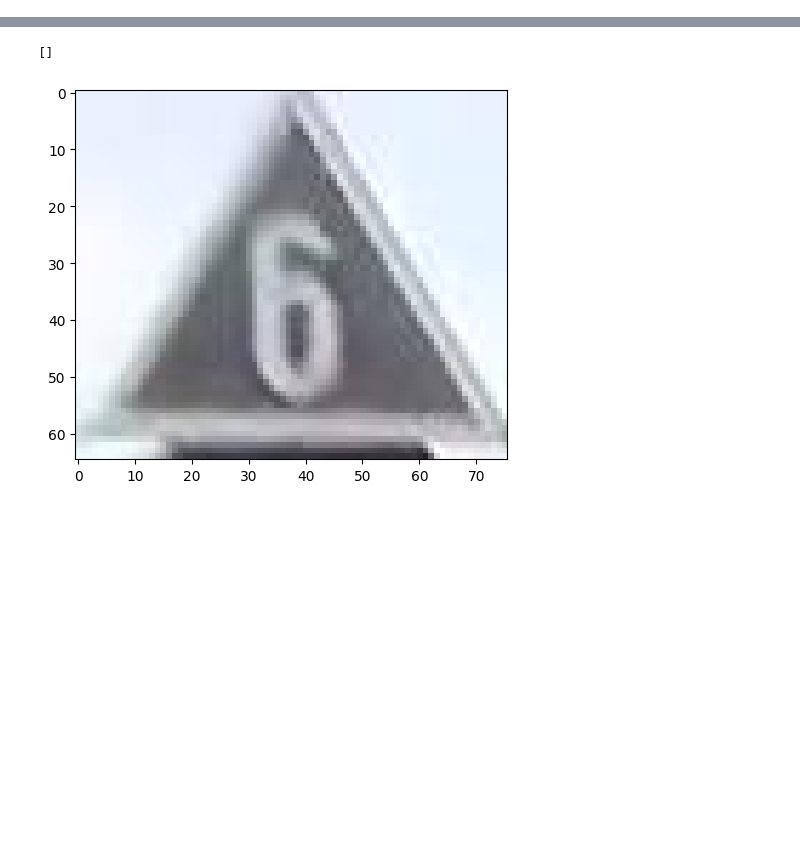
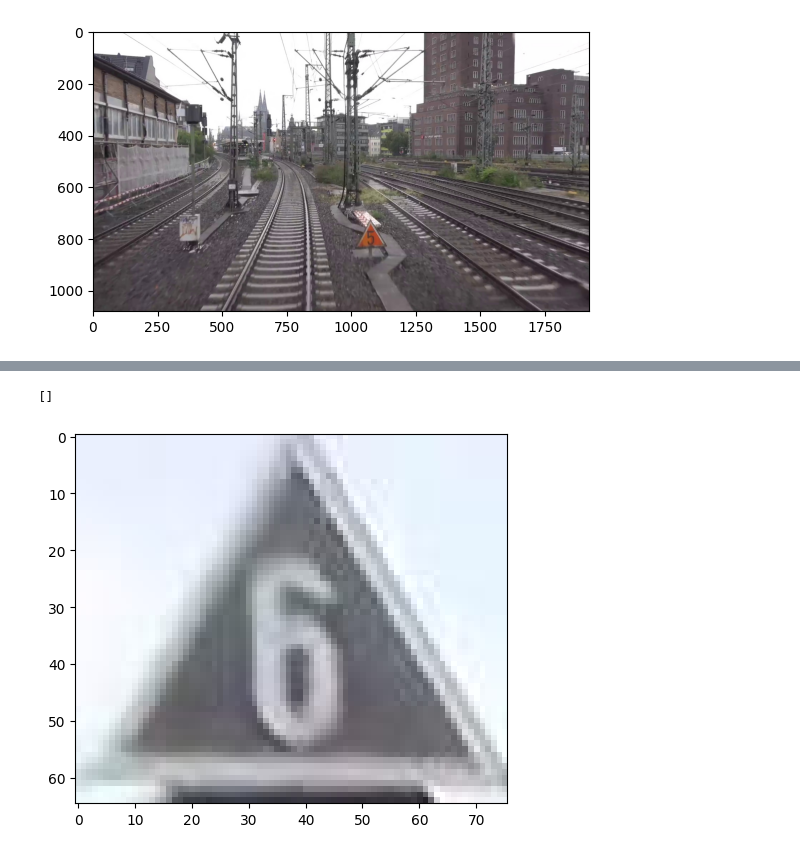
Before and after one commit to thoguenther/EasyOCR, a Jupyter notebook: test.ipynb, the cells around one changed output, grey strips where cells are left out. Saved outputs shown, nothing was run; the diff lists cells and outputs as text; code cells hidden in the pictures; blank space fills up the shorter version.

```diff
--- a/test.ipynb
+++ b/test.ipynb
@@ -3,2 +3,9 @@ import easyocr
 import cv2
 import matplotlib.pyplot as plt
+# %%
+img = cv2.imread('/home/tguenther/Data/GERALD/dataset/JPEGImages/Koeln-Opladen#t=470.068966.jpg')
+image = cv2.cvtColor(img, cv2.COLOR_BGR2RGB)
+plt.imshow(image)
+plt.show()
+# %% [output]
+[figure, added]
```
Also changed, not shown: parts of 2 cells of this notebook, 2 other files.
